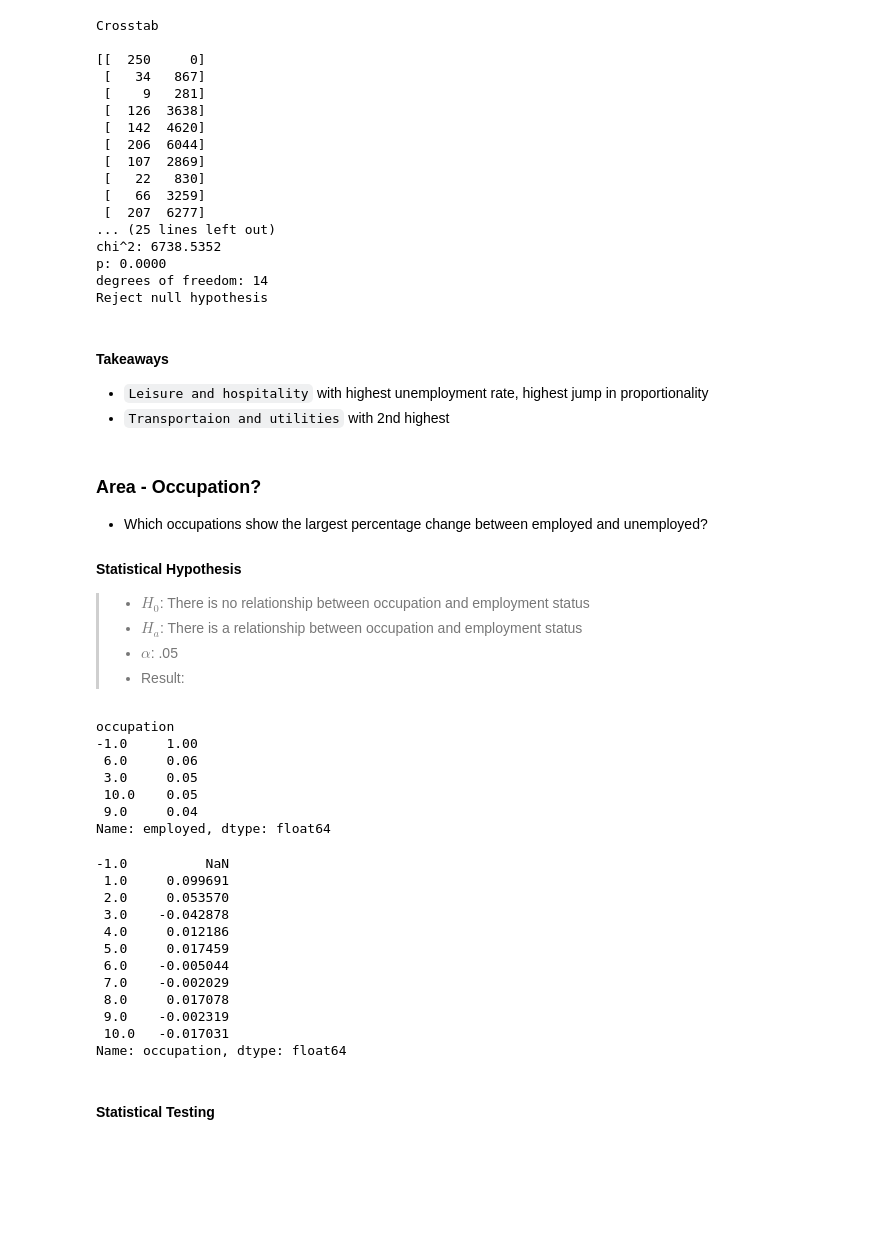
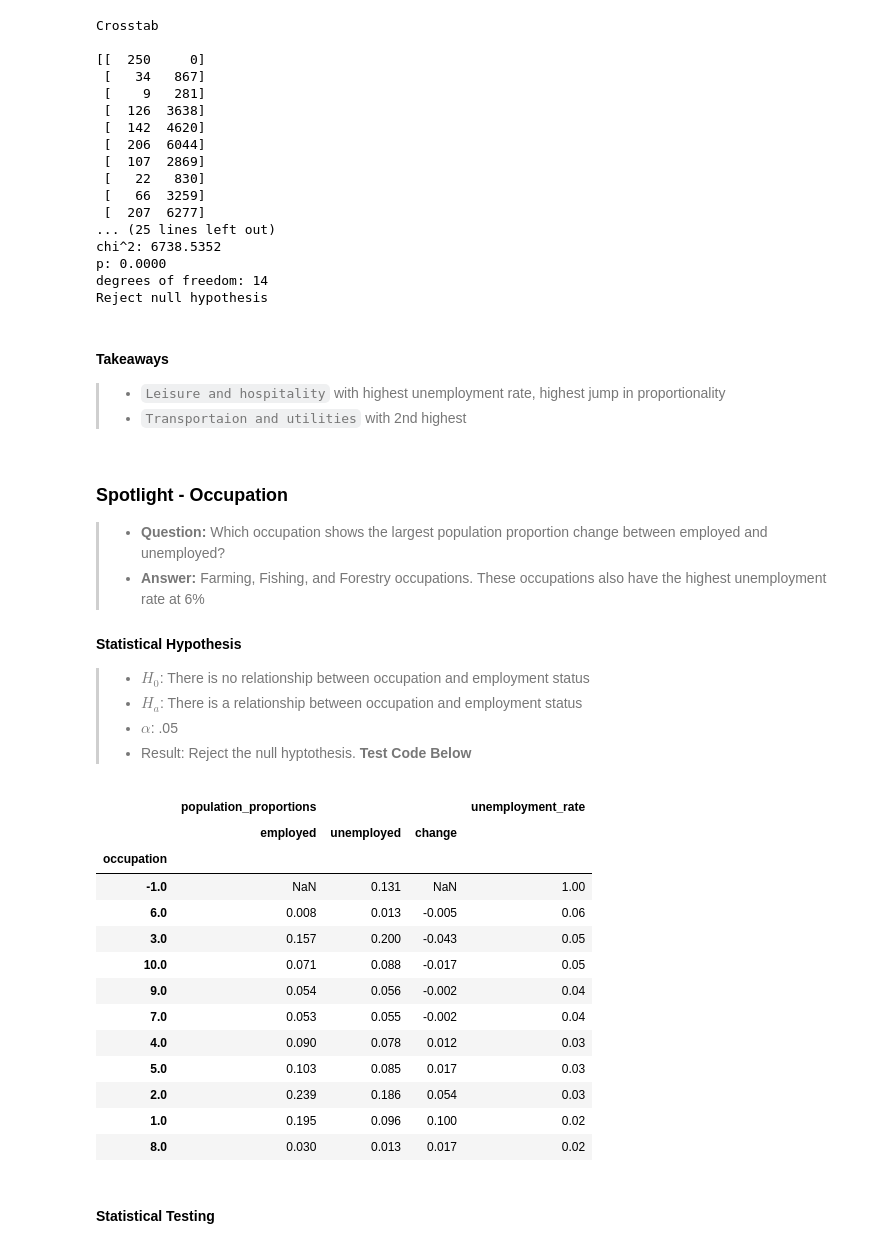
Before and after one commit to joshua-shorterivey/unemployment_project, a Jupyter notebook: explore.ipynb, the cells around one changed output. Drawn from its saved outputs; the diff is of its cells as text; code cells hidden in the pictures; blank space fills up the shorter version.

```diff
--- a/explore.ipynb
+++ b/explore.ipynb
@@ -342,43 +329,35 @@ degrees of freedom: 14
 Reject null hypothesis
 # %% [markdown]
 #### Takeaways
-* `Leisure and hospitality` with highest unemployment rate, highest jump in proportionality
-* `Transportaion and utilities` with 2nd highest
+>* `Leisure and hospitality` with highest unemployment rate, highest jump in proportionality
+>* `Transportaion and utilities` with 2nd highest
 # %% [markdown]
-### Area - Occupation?
-* Which occupations show the largest percentage change between employed and unemployed?
+### Spotlight - Occupation
+>* **Question:** Which occupation shows the largest population proportion change between employed and unemployed?
+>* **Answer:** Farming, Fishing, and Forestry occupations. These occupations also have the highest unemployment rate at 6%
 
 #### Statistical Hypothesis
 >* ${H_0}$: There is no relationship between occupation and employment status
 >* ${H_a}$: There is a relationship between occupation and employment status
 >* ${\alpha}$: .05
->* Result:
+>* Result: Reject the null hyptothesis. **Test Code Below**
-# %%
-round(1 - train.groupby(by='occupation').employed.mean().sort_values(ascending=True), 2).head(5)
-# %% [output]
-occupation
--1.0     1.00
- 6.0     0.06
- 3.0     0.05
- 10.0    0.05
- 9.0     0.04
-Name: employed, dtype: float64
-# %%
-# change in employed vs unemployed proportion
-train[train.employed == 1]['occupation'].value_counts(normalize=True) - train[train.employed == 0]['occupation'].value_counts(normalize=True)
-# %% [output]
--1.0          NaN
- 1.0     0.099691
- 2.0     0.053570
- 3.0    -0.042878
- 4.0     0.012186
- 5.0     0.017459
- 6.0    -0.005044
- 7.0    -0.002029
- 8.0     0.017078
- 9.0    -0.002319
- 10.0   -0.017031
-Name: occupation, dtype: float64
+# %%
+spotlight_stats(train, 'occupation')
+# %% [output]
+|  | population_proportions |  |  | unemployment_rate |
+|  | employed | unemployed | change |  |
+| occupation |  |  |  |  |
+| -1.0 | NaN | 0.131 | NaN | 1.00 |
+| 6.0 | 0.008 | 0.013 | -0.005 | 0.06 |
+| 3.0 | 0.157 | 0.200 | -0.043 | 0.05 |
+| 10.0 | 0.071 | 0.088 | -0.017 | 0.05 |
+| 9.0 | 0.054 | 0.056 | -0.002 | 0.04 |
+| 7.0 | 0.053 | 0.055 | -0.002 | 0.04 |
+| 4.0 | 0.090 | 0.078 | 0.012 | 0.03 |
+| 5.0 | 0.103 | 0.085 | 0.017 | 0.03 |
+| 2.0 | 0.239 | 0.186 | 0.054 | 0.03 |
+| 1.0 | 0.195 | 0.096 | 0.100 | 0.02 |
+| 8.0 | 0.030 | 0.013 | 0.017 | 0.02 |
 # %% [markdown]
 #### Statistical Testing
 # %%
```
Also changed, not shown: parts of 31 cells of this notebook, 6 other files.
